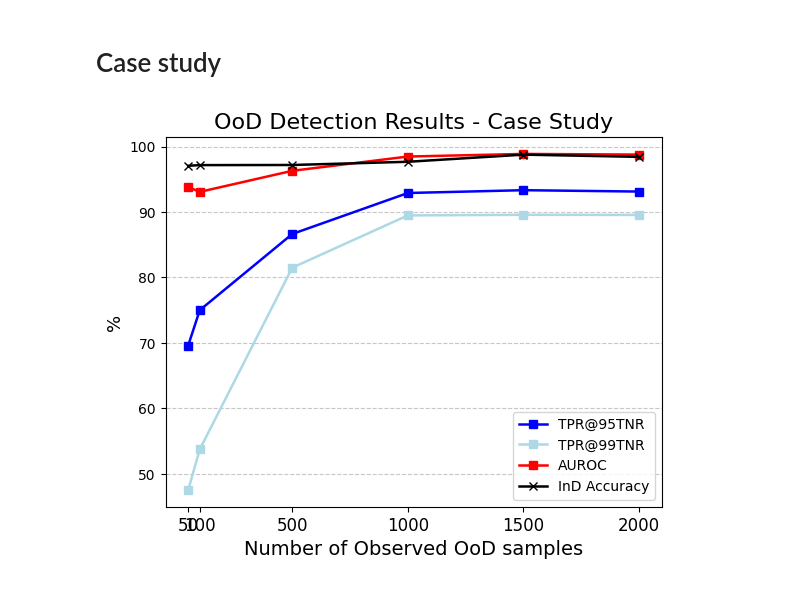
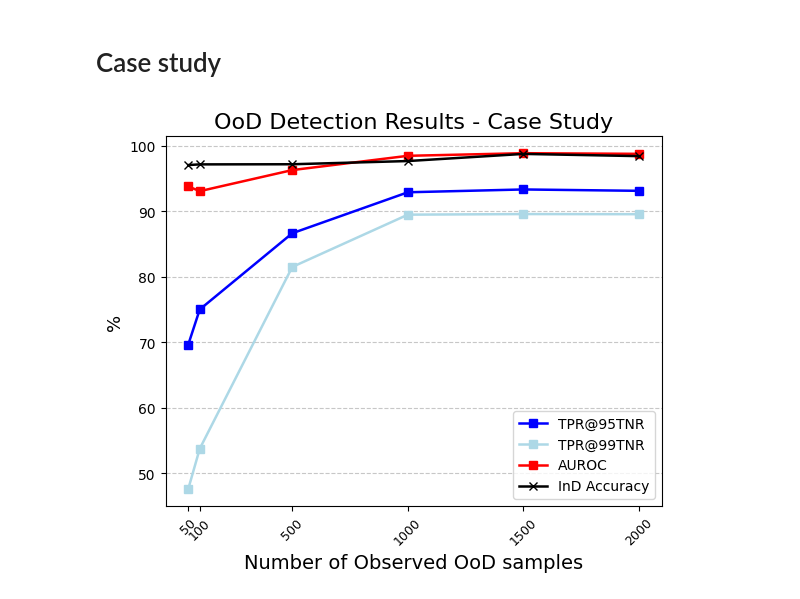
Before and after one commit to Xiaoyang-Song/Out-of-Distribution-GANs, a Jupyter notebook: Notebooks/plot.ipynb, the cells around one changed output. Cells and saved outputs as stored; diff of their text form; code cells hidden in the pictures.

```diff
--- a/Notebooks/plot.ipynb
+++ b/Notebooks/plot.ipynb
@@ -420,28 +420,28 @@ Rejection Region Proportion: 29.44%
 # %%
 N = [50, 100, 500, 1000, 1500, 2000]
 tpr95 = [69.6, 75.00, 86.64, 92.9, 93.33, 93.12]
 tpr99 = [47.54, 53.73, 81.49, 89.48, 89.57, 89.55]
 auroc = [93.80, 93.07, 96.29, 98.47, 98.87, 98.77]
 acc = [97.06, 97.16, 97.18, 97.67, 98.76, 98.42]
 mksz = 6
 lw = 1.8
 s=2
 fontsize=10
 
 plt.plot(N, tpr95, label="TPR@95TNR", linestyle='solid', marker='s',  color="blue", linewidth=lw, markersize=mksz, alpha=1)
 plt.plot(N, tpr99, label="TPR@99TNR", linestyle='solid', marker='s', color='lightblue' ,linewidth=lw, markersize=mksz, alpha=1)
 plt.plot(N, auroc, label="AUROC", linestyle='solid', marker='s',  color='red',linewidth=lw, markersize=mksz, alpha=1)
 plt.plot(N, acc, label="InD Accuracy", linestyle='-', marker='x', color='black',linewidth=lw, markersize=mksz, alpha=1)
 
 plt.legend(loc=4)
 # plt.xlabel("Number of Observed OoD Samples for Each Class")
-plt.xticks(N,N, fontdict={'fontsize': 12}, rotation=0)
+plt.xticks(N,N, fontdict={'fontsize': 9}, rotation=45)
 plt.grid(axis='y', linestyle='--', alpha=0.7)
 plt.xlabel("Number of Observed OoD samples", fontdict={'fontsize': 14})
 plt.ylabel("%", fontdict={'fontsize': 13})
 plt.title(f"OoD Detection Results - Case Study", fontdict={'fontsize': 16})
 plt.savefig(f"case.jpg", dpi=500)
 # plt.show()
 # plt.close()
 # %% [output]
-[figure, old version]
+[figure, new version]
```
Also changed, not shown: 24 other files.
